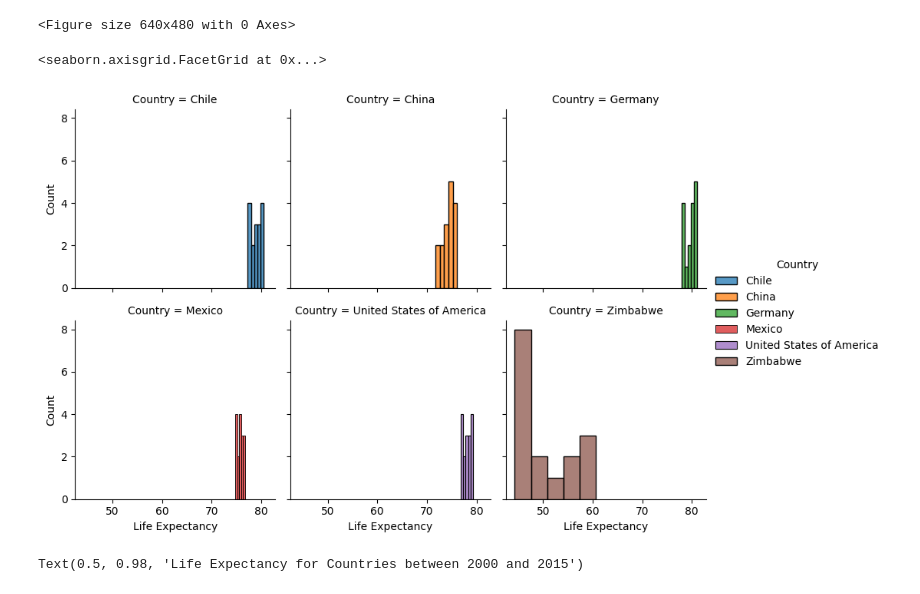
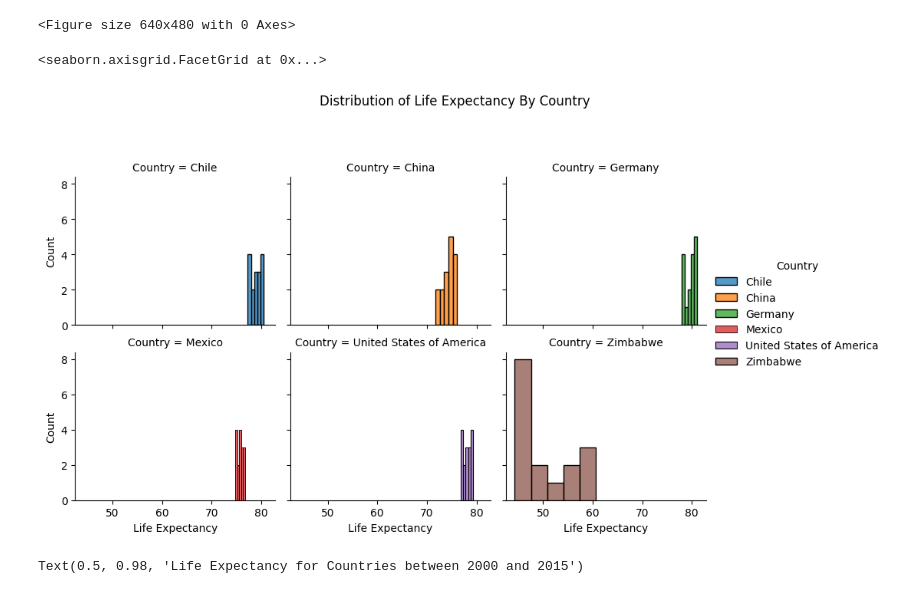
Before and after one commit to chikeibezim/life-expectancy-and-gdp, a Jupyter notebook: Life-Expectancy-and-GDP-Starter/life_expectancy_gdp.ipynb, the cells around one changed output. Saved outputs shown, nothing was run; the diff lists cells and outputs as text; code cells hidden in the pictures.

```diff
--- a/Life-Expectancy-and-GDP-Starter/life_expectancy_gdp.ipynb
+++ b/Life-Expectancy-and-GDP-Starter/life_expectancy_gdp.ipynb
@@ -144,10 +129,12 @@ plt.clf()
 # %%
 g = sns.FacetGrid(who_data, col="Country", hue="Country", col_wrap=3)
 g.map(sns.histplot, "Life Expectancy")
+g.fig.suptitle("Distribution of Life Expectancy By Country")
+g.fig.subplots_adjust(top=0.8)
 g.add_legend()
 # %% [output]
 <seaborn.axisgrid.FacetGrid at 0x...>
-[figure, old version]
+[figure, new version]
 # %%
 # The above also gives us more insights into how the life expectancy in these countries are
 
```
Also changed, not shown: parts of 3 cells of this notebook.
